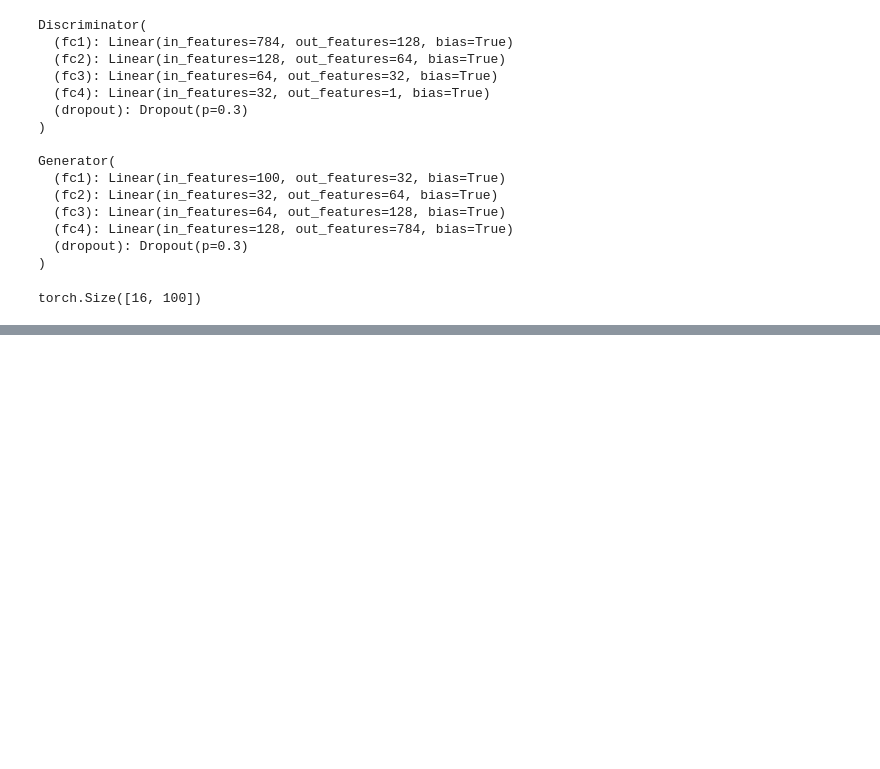
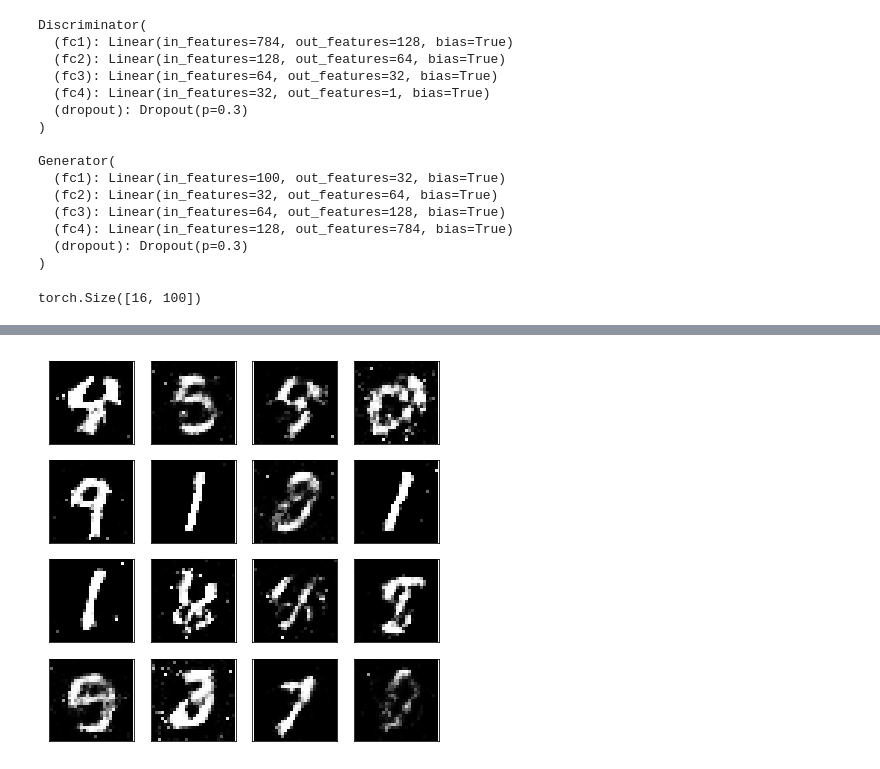
Before and after one commit to alathiya/MNIST-GAN, a Jupyter notebook: MNIST_GAN_IMPLEMENTATION.ipynb, the cells around one changed output, grey strips where cells are left out. Cells and saved outputs as stored; diff of their text form; code cells hidden in the pictures; blank space fills up the shorter version.

```diff
--- a/MNIST_GAN_IMPLEMENTATION.ipynb
+++ b/MNIST_GAN_IMPLEMENTATION.ipynb
@@ -224,0 +250,15 @@ KeyboardInterrupt:
+# %%
+def view_samples(epoch, samples):
+    fig, axes = plt.subplots(figsize=(7,7), nrows=4, ncols=4, sharey=True, sharex=True)
+    for ax, img in zip(axes.flatten(), samples[epoch]):
+        img = img.detach()
+        ax.xaxis.set_visible(False)
+        ax.yaxis.set_visible(False)
+        im = ax.imshow(img.reshape((28,28)), cmap='Greys_r')
+# %%
+with open('train_samples.pkl', 'rb') as f:
+    samples = pkl.load(f)
+# %%
+view_samples(-1, samples)
+# %% [output]
+[figure, added]
```
Also changed, not shown: parts of 3 cells of this notebook.
